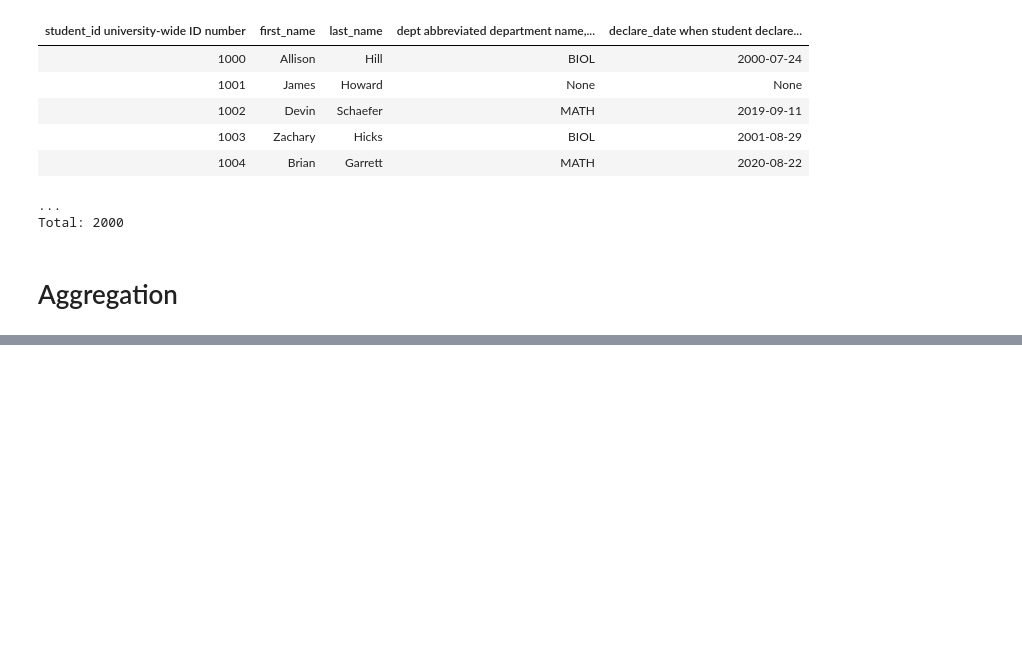
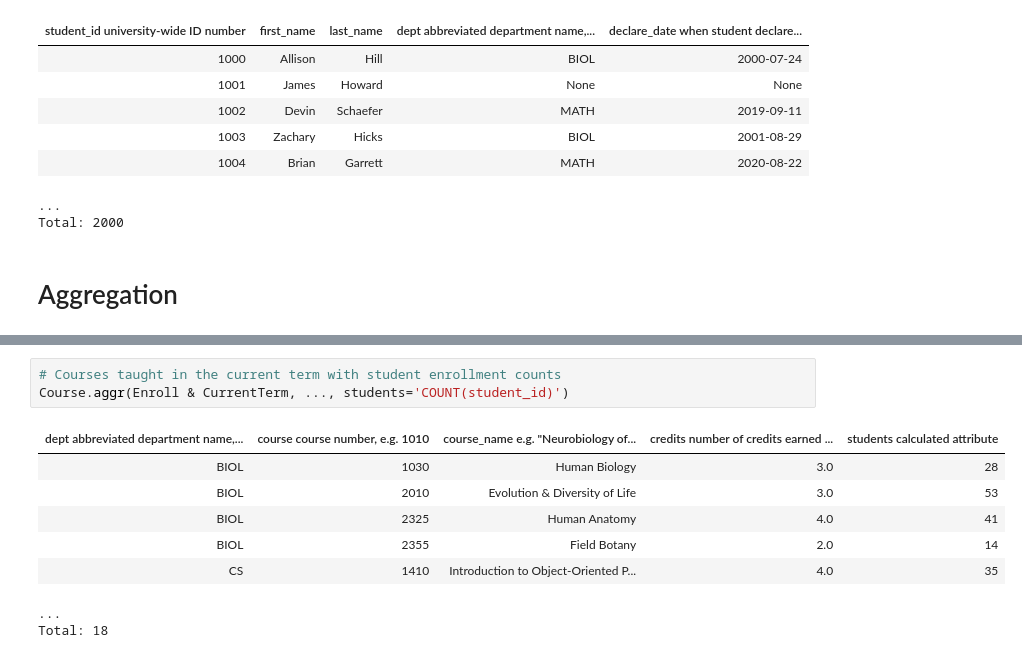
Before and after one commit to dimitri-yatsenko/datajoint-book, a Jupyter notebook: book/80-examples/016-university-queries.ipynb, the cells around one changed output, grey strips where cells are left out. Saved outputs shown, nothing was run; the diff lists cells and outputs as text; blank space fills up the shorter version.

```diff
--- a/book/80-examples/016-university-queries.ipynb
+++ b/book/80-examples/016-university-queries.ipynb
@@ -283,0 +304,12 @@ Total: 2000
+# %%
+# Courses taught in the current term with student enrollment counts
+Course.aggr(Enroll & CurrentTerm, ..., students='COUNT(student_id)')
+# %% [output]
+| dept abbreviated department name,... | course course number, e.g. 1010 | course_name e.g. "Neurobiology of... | credits number of credits earned ... | students calculated attribute |
+| BIOL | 1030 | Human Biology | 3.0 | 28 |
+| BIOL | 2010 | Evolution & Diversity of Life | 3.0 | 53 |
+| BIOL | 2325 | Human Anatomy | 4.0 | 41 |
+| BIOL | 2355 | Field Botany | 2.0 | 14 |
+| CS | 1410 | Introduction to Object-Oriented P... | 4.0 | 35 |
+...
+Total: 18
```
Also changed, not shown: parts of 4 cells of this notebook, 5 other files.
